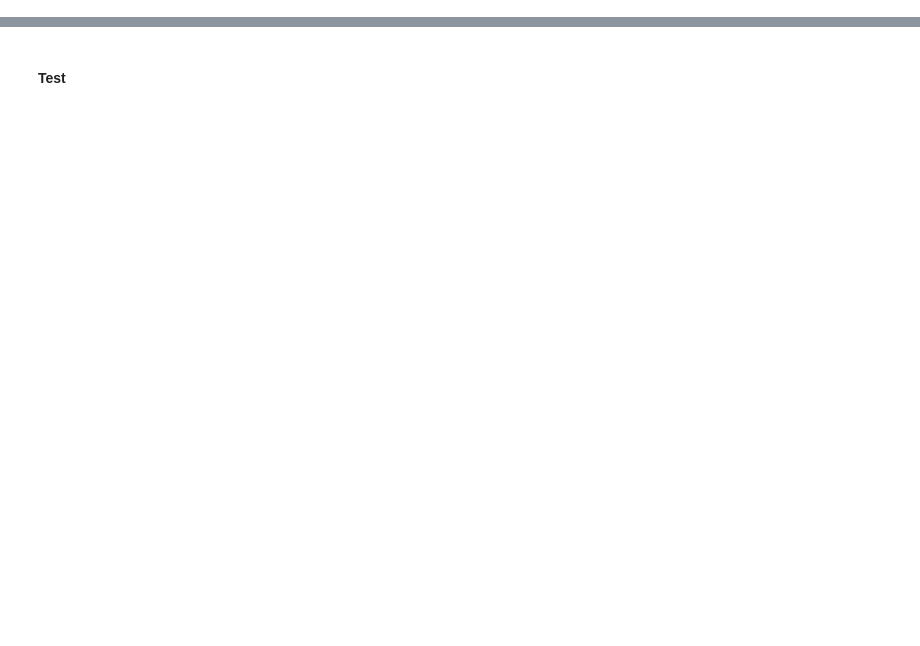
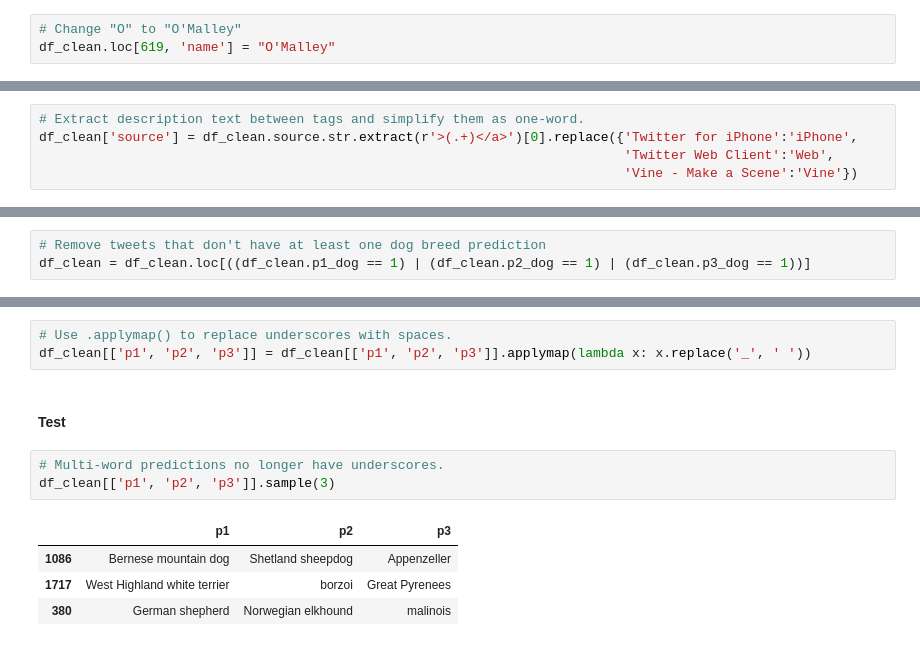
Before and after one commit to iRowebot/Wrangling-Analysis-Visualization-WeRateDogs-Tweets, a Jupyter notebook: wrangle_act.ipynb, the cells around one changed output, grey strips where cells are left out. Cells and saved outputs as stored; diff of their text form; blank space fills up the shorter version.

Commit message:
Reorganize and finish cleaning data.

```diff
--- a/wrangle_act.ipynb
+++ b/wrangle_act.ipynb
@@ -574,2 +533,5 @@ df_twitter_archive_clean = df_twitter_archive_clean.loc\
+# %%
+# Change "O" to "O'Malley"
+df_clean.loc[619, 'name'] = "O'Malley"
 # %% [markdown]
 #### Test
@@ -590,2 +569,7 @@ df_image_predictions_clean = df_image_predictions_clean.loc[((df_image_predictio
+# %%
+# Extract description text between tags and simplify them as one-word.
+df_clean['source'] = df_clean.source.str.extract(r'>(.+)</a>')[0].replace({'Twitter for iPhone':'iPhone',
+                                                                           'Twitter Web Client':'Web',
+                                                                           'Vine - Make a Scene':'Vine'})
 # %% [markdown]
 #### Test
@@ -617,2 +589,5 @@ df_twitter_archive_clean['dogscription'].replace({'doggopupper':'doggo pupper',
+# %%
+# Remove tweets that don't have at least one dog breed prediction
+df_clean = df_clean.loc[((df_clean.p1_dog == 1) | (df_clean.p2_dog == 1) | (df_clean.p3_dog == 1))]
 # %% [markdown]
 #### Test
@@ -633,4 +602,15 @@ Name: dogscription, dtype: int64
 # %% [markdown]
 #### Code
+# %%
+# Use .applymap() to replace underscores with spaces.
+df_clean[['p1', 'p2', 'p3']] = df_clean[['p1', 'p2', 'p3']].applymap(lambda x: x.replace('_', ' '))
 # %% [markdown]
 #### Test
+# %%
+# Multi-word predictions no longer have underscores.
+df_clean[['p1', 'p2', 'p3']].sample(3)
+# %% [output]
+|  | p1 | p2 | p3 |
+| 1086 | Bernese mountain dog | Shetland sheepdog | Appenzeller |
+| 1717 | West Highland white terrier | borzoi | Great Pyrenees |
+| 380 | German shepherd | Norwegian elkhound | malinois |
```
Also changed, not shown: parts of 72 cells of this notebook.
